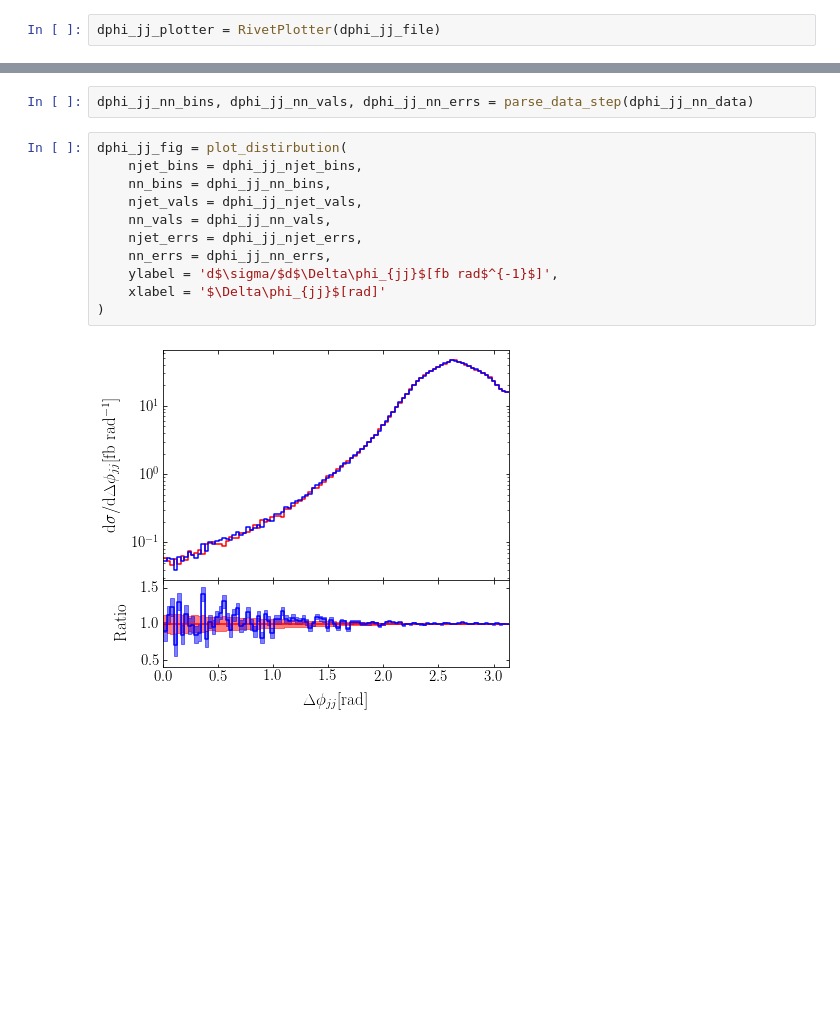
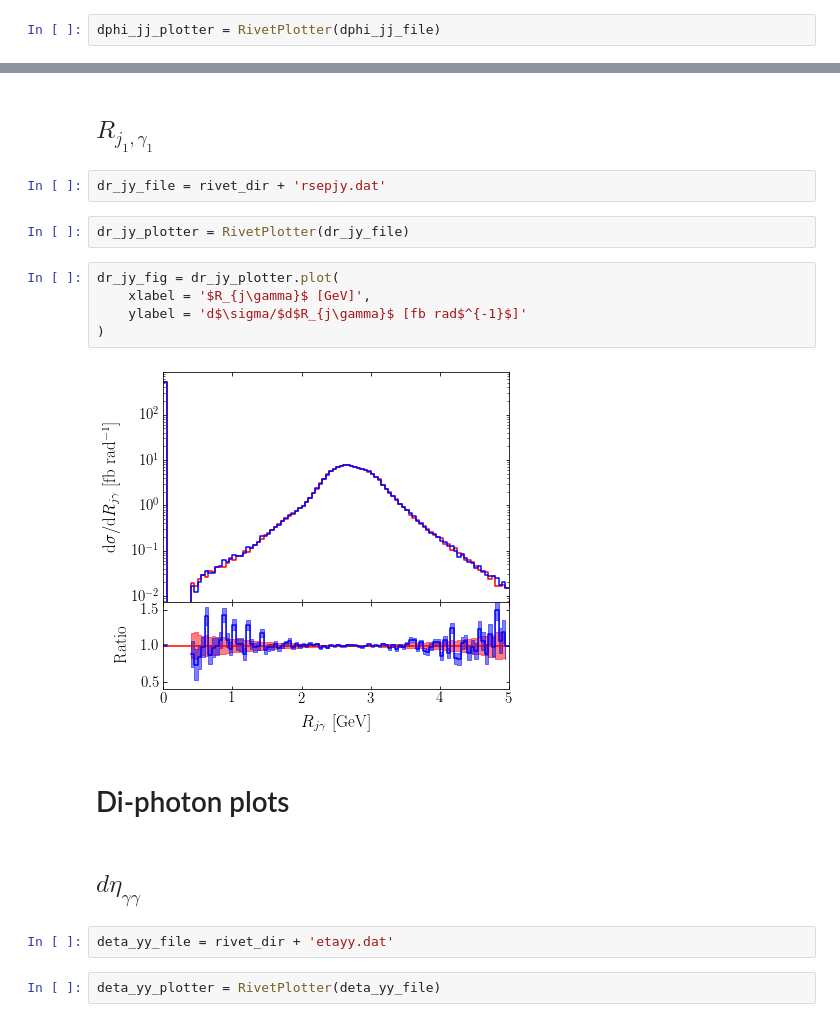
Before and after one commit to JosephPB/n3jet_diphoton, a Jupyter notebook: plotting/[Paper plots] Rivet distributions.ipynb, the cells around one changed output, grey strips where cells are left out. Cells and saved outputs as stored; diff of their text form; blank space fills up the shorter version.

```diff
--- a/plotting/[Paper plots] Rivet distributions.ipynb
+++ b/plotting/[Paper plots] Rivet distributions.ipynb
@@ -32,15 +28,21 @@ dphi_jj_njet_bins, dphi_jj_njet_vals, dphi_jj_njet_errs = parse_data_step(dphi_j
-# %%
-dphi_jj_nn_bins, dphi_jj_nn_vals, dphi_jj_nn_errs = parse_data_step(dphi_jj_nn_data)
-# %%
-dphi_jj_fig = plot_distirbution(
-    njet_bins = dphi_jj_njet_bins,
-    nn_bins = dphi_jj_nn_bins,
-    njet_vals = dphi_jj_njet_vals,
-    nn_vals = dphi_jj_nn_vals,
-    njet_errs = dphi_jj_njet_errs,
-    nn_errs = dphi_jj_nn_errs,
-    ylabel = 'd$\sigma/$d$\Delta\phi_{jj}$[fb rad$^{-1}$]',
-    xlabel = '$\Delta\phi_{jj}$[rad]'
-)
-# %% [output]
-[figure, removed]
+# %% [markdown]
+## $R_{j_1,\gamma_1}$
+# %%
+dr_jy_file = rivet_dir + 'rsepjy.dat'
+# %%
+dr_jy_plotter = RivetPlotter(dr_jy_file)
+# %%
+dr_jy_fig = dr_jy_plotter.plot(
+    xlabel = '$R_{j\gamma}$ [GeV]',
+    ylabel = 'd$\sigma/$d$R_{j\gamma}$ [fb rad$^{-1}$]'
+)
+# %% [output]
+[figure, added]
+# %% [markdown]
+# Di-photon plots
+# %% [markdown]
+## $d\eta_{\gamma\gamma}$
+# %%
+deta_yy_file = rivet_dir + 'etayy.dat'
+# %%
+deta_yy_plotter = RivetPlotter(deta_yy_file)
```
Also changed, not shown: parts of 19 cells of this notebook.
